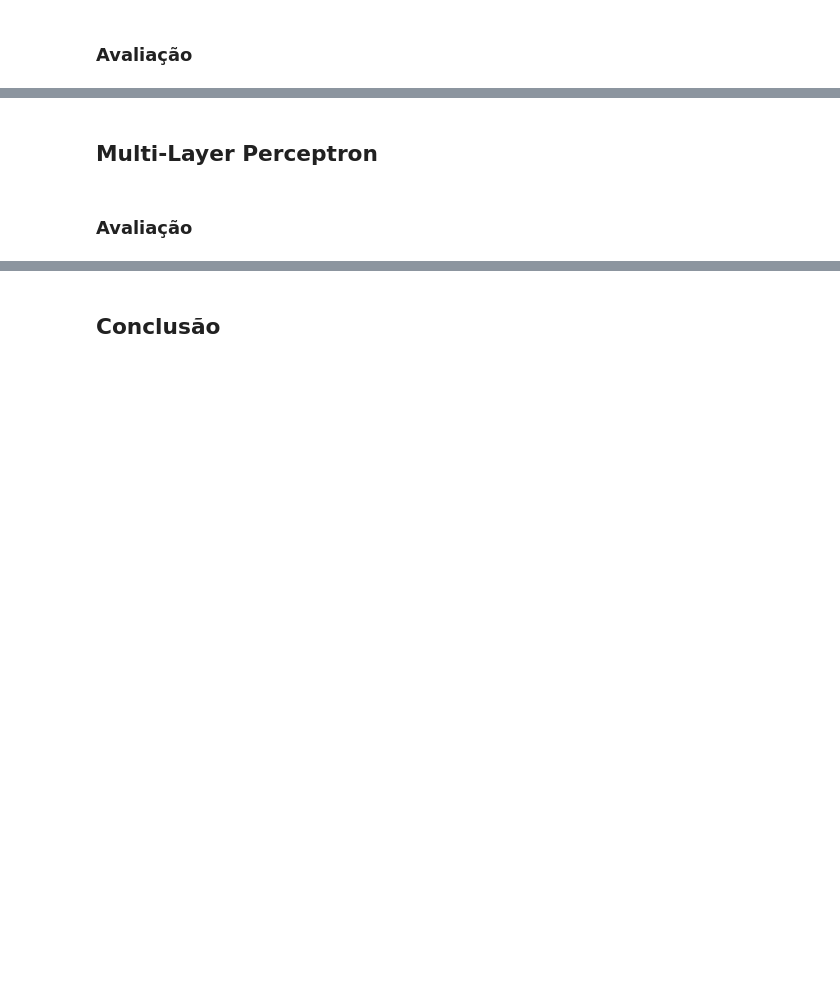
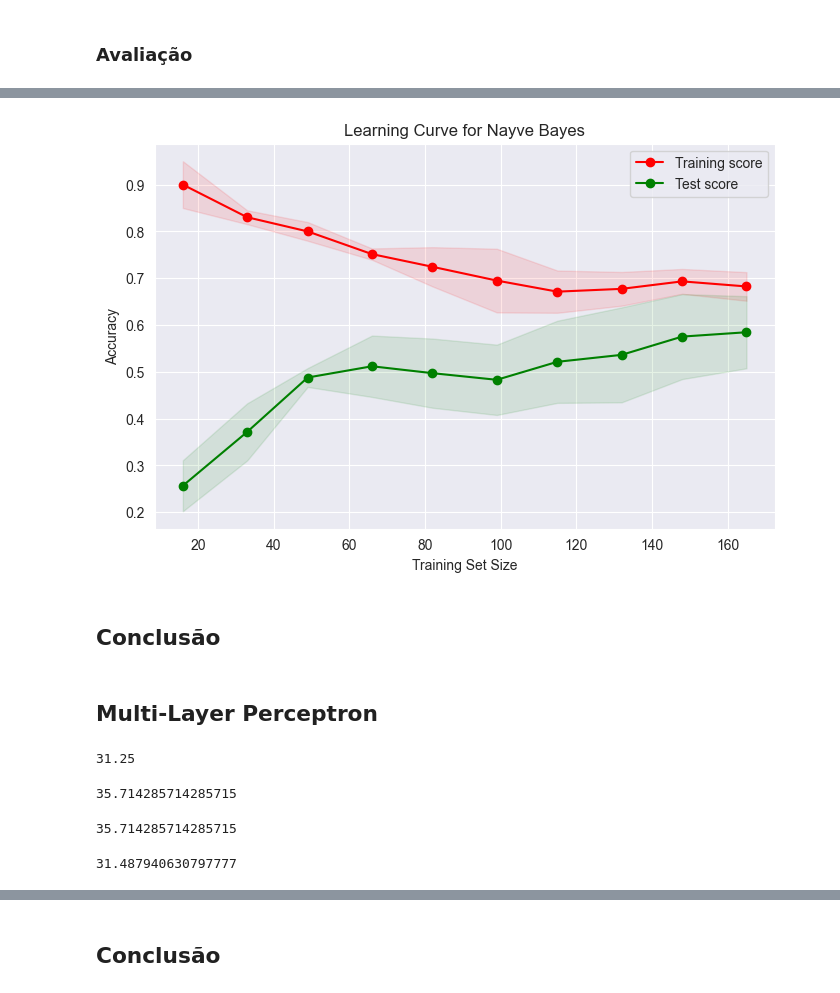
Before and after one commit to talesnobre/Trainees2, a Jupyter notebook: Notebook 4/Aula_Conceitos_ML.ipynb, the cells around one changed output, grey strips where cells are left out. Saved outputs shown, nothing was run; the diff lists cells and outputs as text; code cells hidden in the pictures; blank space fills up the shorter version.

```diff
--- a/Notebook 4/Aula_Conceitos_ML.ipynb
+++ b/Notebook 4/Aula_Conceitos_ML.ipynb
@@ -416,0 +531,32 @@ predicted = model.predict(X_test)
+# %%
+train_sizes, train_scores, test_scores = learning_curve(
+    estimator=model,
+    X=X_train,
+    y=y_train,
+    train_sizes=np.linspace(0.1, 1.0, 10),
+    cv=5,
+    scoring='accuracy',
+    n_jobs=-1  # Use todas as CPUs disponíveis
+)
+# %%
+train_mean = np.mean(train_scores, axis=1)
+train_std = np.std(train_scores, axis=1)
+test_mean = np.mean(test_scores, axis=1)
+test_std = np.std(test_scores, axis=1)
+# %%
+plt.figure(figsize=(8, 5))
+plt.fill_between(train_sizes, train_mean - train_std, train_mean + train_std, alpha=0.1, color="r")
+plt.fill_between(train_sizes, test_mean - test_std, test_mean + test_std, alpha=0.1, color="g")
+plt.plot(train_sizes, train_mean, 'o-', color="r", label="Training score")
+plt.plot(train_sizes, test_mean, 'o-', color="g", label="Test score")
+
+plt.title("Learning Curve for Nayve Bayes")
+plt.xlabel("Training Set Size")
+plt.ylabel("Accuracy")
+plt.legend(loc="best")
+plt.grid(True)
+plt.show()
+# %% [output]
+[figure, added]
+# %% [markdown]
+## Conclusão
@@ -422,2 +584,26 @@ clf = MLPClassifier(random_state=42, max_iter=1000).fit(X_train, y_train)
-# %% [markdown]
-### Avaliação
+# %%
+precision_score(y_test, predicted2, average='weighted') * 100
+# de todos os dados classificados como positivos, quantos são realmente positivos
+# Pc = TP / (TP + FP)
+# %% [output]
+31.25
+# %%
+recall_score(y_test, predicted2, average='weighted') * 100
+# qual a porcentagem de dados classificados como positivos comparado com a quantidade real de positivos que existem na amostra.
+# Recall = TP / (TP + FN)
+# %% [output]
+35.714285714285715
+# %%
+#Acurácia simples
+accuracy_score(y_test, predicted2) * 100
+# Acc = (Verdadeiros Positivos(TP) + Verdadeiros Negativos(TN)) / (TP + TN + FP + FN) == "Total"
+# T = True; F = False
+# %% [output]
+35.714285714285715
+# %%
+#F1-Score
+f1_score(y_test, predicted2, average='weighted') * 100
+# F1 = 2 * precisão * recall / precisão + recall
+# essa métrica une precisão e recall afim de trazer um número único que determine a qualidade geral do nosso modelo.
+# %% [output]
+31.487940630797777
```
Also changed, not shown: parts of 28 cells of this notebook.
